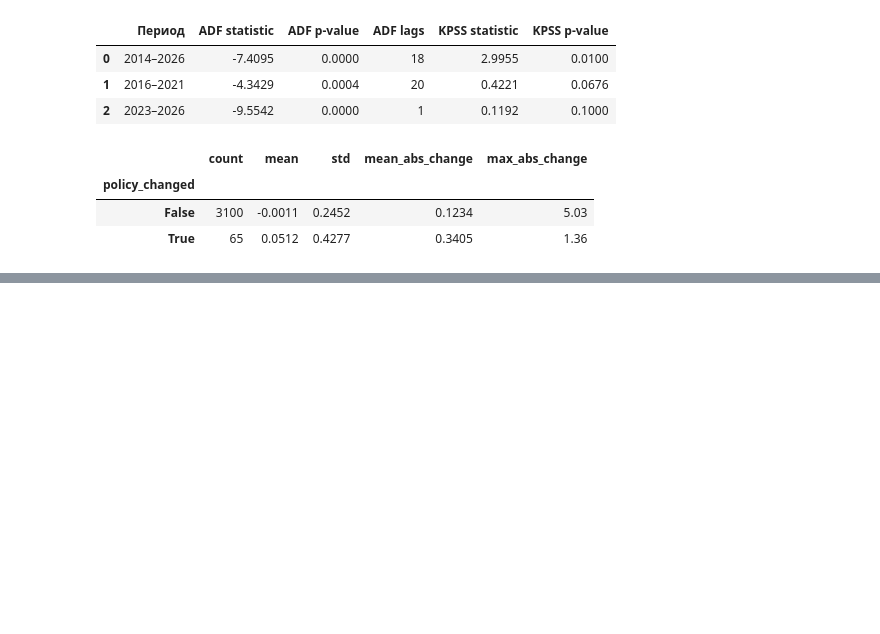
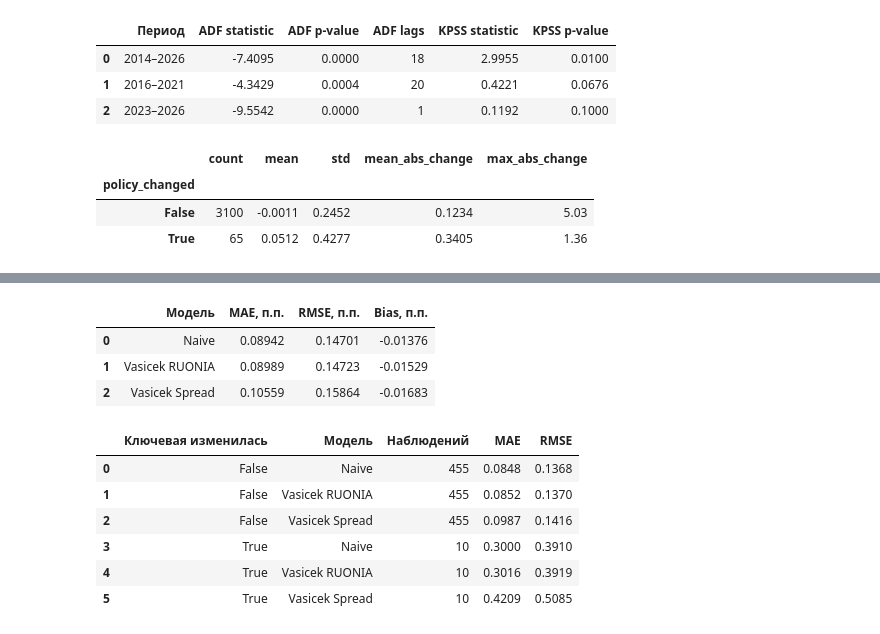
Before and after one commit to blbl-blbl/russian-interest-rate-models, a Jupyter notebook: notebooks/03_ruonia_key_rate_spread.ipynb, the cells around one changed output, grey strips where cells are left out. Drawn from its saved outputs; the diff is of its cells as text; code cells hidden in the pictures; blank space fills up the shorter version.

```diff
--- a/notebooks/03_ruonia_key_rate_spread.ipynb
+++ b/notebooks/03_ruonia_key_rate_spread.ipynb
@@ -223,0 +539,62 @@ display(
+# %%
+models = {
+    "Naive": "pred_naive",
+    "Vasicek RUONIA": "pred_vasicek",
+    "Vasicek Spread": "pred_spread",
+}
+
+metrics = []
+
+for name, column in models.items():
+    errors = (
+        test["ruonia_pct"] - test[column]
+    ).to_numpy()
+
+    metrics.append({
+        "Модель": name,
+        "MAE, п.п.": np.mean(np.abs(errors)),
+        "RMSE, п.п.": np.sqrt(np.mean(errors**2)),
+        "Bias, п.п.": np.mean(errors),
+    })
+
+metrics_df = pd.DataFrame(metrics)
+
+display(metrics_df.round(5))
+# %% [output]
+|  | Модель | MAE, п.п. | RMSE, п.п. | Bias, п.п. |
+| 0 | Naive | 0.08942 | 0.14701 | -0.01376 |
+| 1 | Vasicek RUONIA | 0.08989 | 0.14723 | -0.01529 |
+| 2 | Vasicek Spread | 0.10559 | 0.15864 | -0.01683 |
+# %%
+# Фактическое изменение ключевой ставки
+# используется только для ПОСЛЕДУЮЩЕЙ оценки ошибок
+test["policy_changed"] = (
+    (test["key_rate_pct"] - test["key_prev"]).abs() > 1e-9
+)
+
+rows = []
+
+for changed, group in test.groupby("policy_changed"):
+    for name, column in models.items():
+
+        error = group["ruonia_pct"] - group[column]
+
+        rows.append({
+            "Ключевая изменилась": changed,
+            "Модель": name,
+            "Наблюдений": len(group),
+            "MAE": error.abs().mean(),
+            "RMSE": np.sqrt((error**2).mean()),
+        })
+
+event_metrics = pd.DataFrame(rows)
+
+display(event_metrics.round(4))
+# %% [output]
+|  | Ключевая изменилась | Модель | Наблюдений | MAE | RMSE |
+| 0 | False | Naive | 455 | 0.0848 | 0.1368 |
+| 1 | False | Vasicek RUONIA | 455 | 0.0852 | 0.1370 |
+| 2 | False | Vasicek Spread | 455 | 0.0987 | 0.1416 |
+| 3 | True | Naive | 10 | 0.3000 | 0.3910 |
+| 4 | True | Vasicek RUONIA | 10 | 0.3016 | 0.3919 |
+| 5 | True | Vasicek Spread | 10 | 0.4209 | 0.5085 |
```
Also changed, not shown: parts of 6 cells of this notebook.
